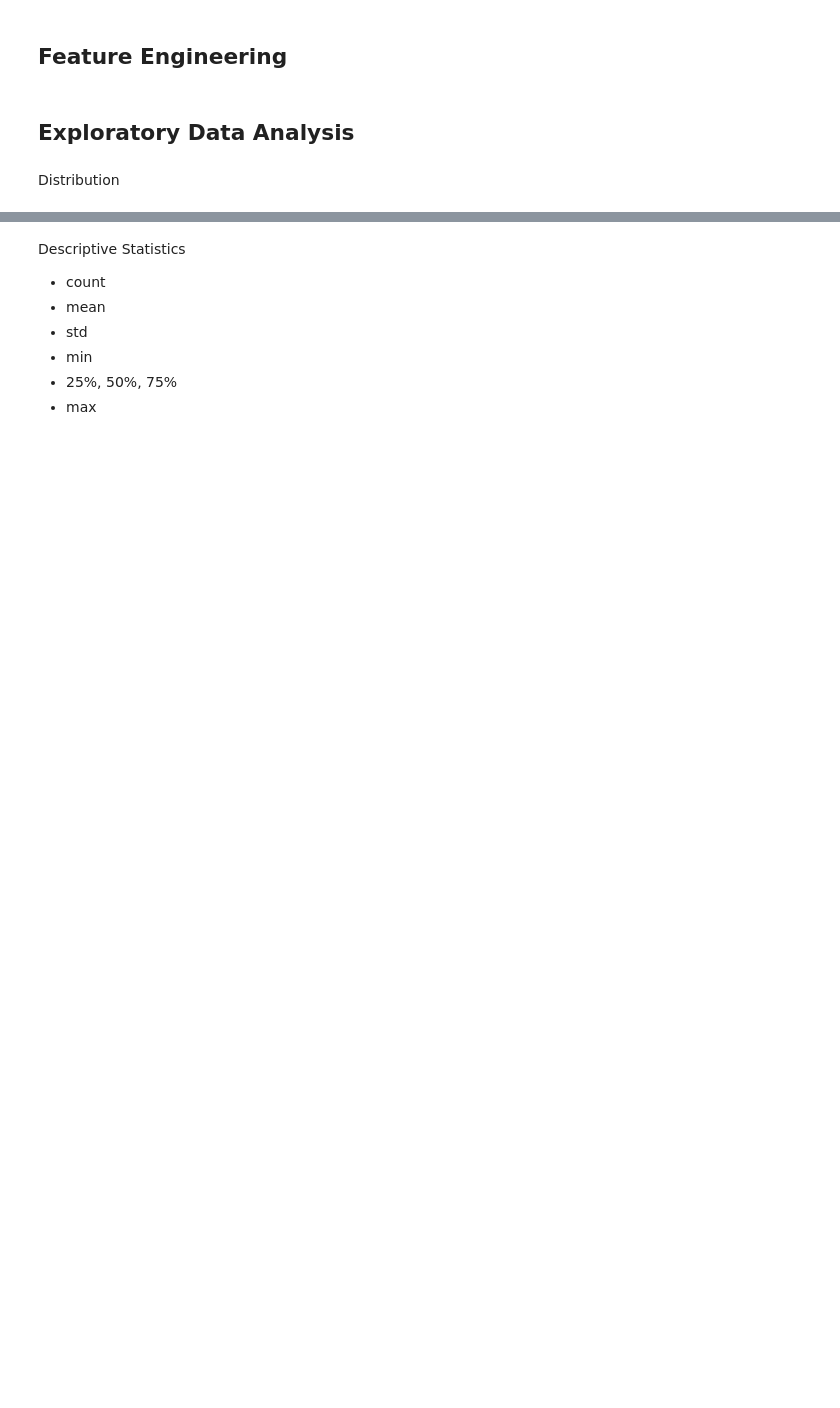
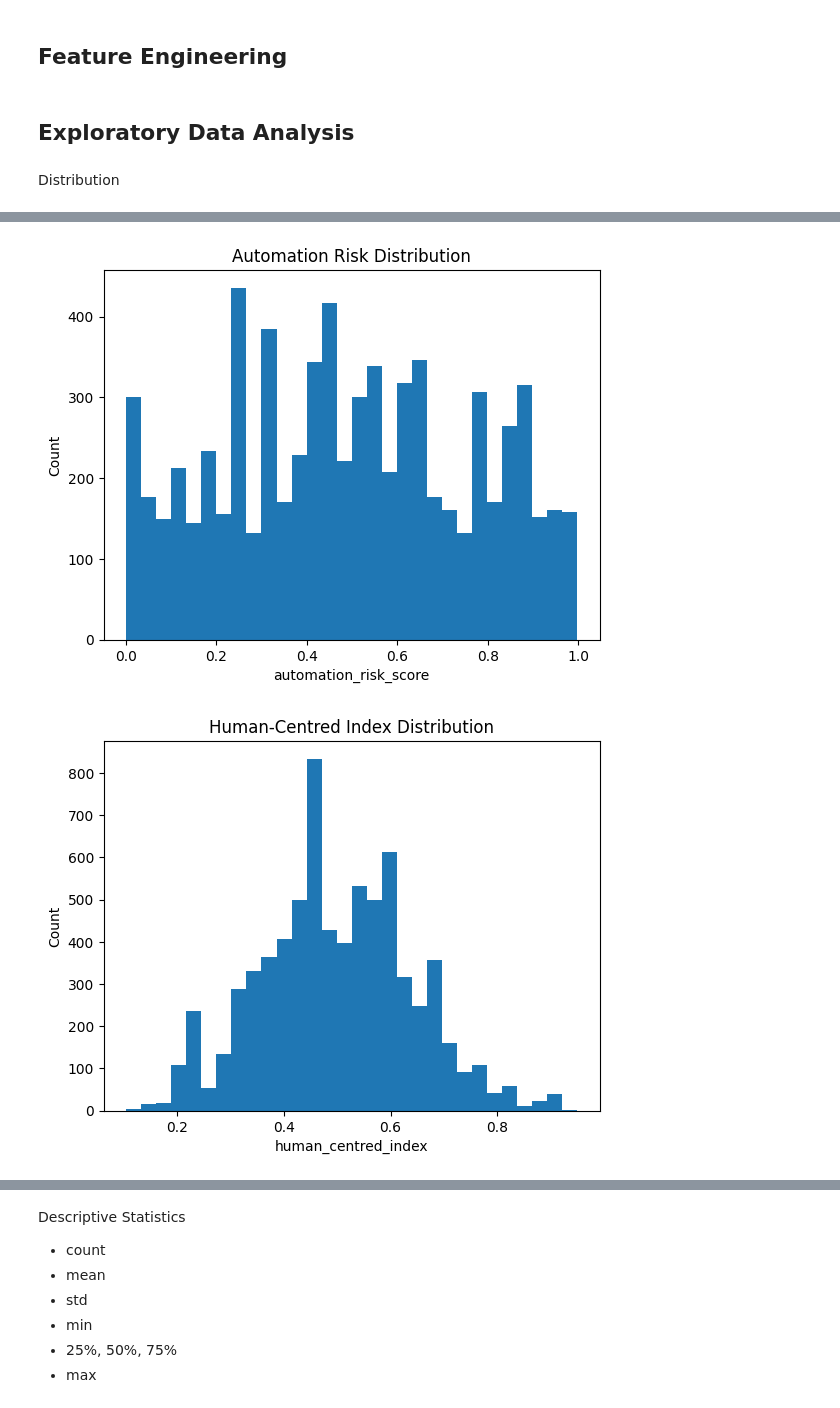
Before and after one commit to sunnyjandu/AI-and-the-Future-of-Work-and-Learning, a Jupyter notebook: jupyter_notebooks/full_analytic_flow.ipynb, the cells around one changed output, grey strips where cells are left out. Saved outputs shown, nothing was run; the diff lists cells and outputs as text; code cells hidden in the pictures; blank space fills up the shorter version.

```diff
--- a/jupyter_notebooks/full_analytic_workflow.ipynb
+++ b/jupyter_notebooks/full_analytic_flow.ipynb
@@ -58,7 +61,3 @@ Transform the Data
 - Normilisation
 - Mapping
 - Duplication
-# %%
-job_postings["job_link"] = job_postings["job_link"].astype(str).str.strip() # job_link is unique posting identifier
-role_attrs["job_role"] = role_attrs["job_role"].astype(str)
-job_postings["job_title"] = job_postings["job_title"].astype(str) # ensuring job_title and job_role are text
@@ -169,4 +139,12 @@ for c in human_cols:
-# %%
-# create the human-centred skills index by averaging the scaled components
-
-df_posting["human_centred_index"] = df_posting[[c + "_scaled" for c in human_cols]].mean(axis=1)
+# %%
+# Convert relevant columns to numeric
+numeric_cols = {
+    "automation_risk_score": "role__automation_risk_score",
+    "job_growth_rate": "role__job_growth_rate",
+    "task_repetition_level": "role__task_repetition_level",
+    "domain_level": "role__domain_specific_knowledge_level",
+    "ai_dependency": "role__ai_dependency_current",
+}
+
+for new_col, old_col in numeric_cols.items():
+    df_posting[new_col] = pd.to_numeric(df_posting[old_col], errors="coerce")
@@ -174,14 +181,3 @@ df_posting["human_centred_index"] = df_posting[[c + "_scaled" for c in human_col
 ## Exploratory Data Analysis
 # %% [markdown]
 Distribution
-# %%
-for col, title in [
-    ("automation_risk_score", "EDA: Automation risk distribution"),
-    ("human_centred_index", "EDA: Human-centred index distribution"),
-    ("job_growth_rate", "EDA: Job growth distribution")
-]:
-    s = df_posting[col].dropna()
-    plt.figure()
-    plt.hist(s, bins=30)
-    plt.title(title); plt.xlabel(col); plt.ylabel("Count")
-    plt.show()
@@ -191,0 +184,17 @@ for col, title in [
+# %%
+
+def plot_hist(series, title, xlabel):
+    series = series.dropna()
+    plt.figure()
+    plt.hist(series, bins=30)
+    plt.title(title)
+    plt.xlabel(xlabel)
+    plt.ylabel("Count")
+    plt.show()
+
+plot_hist(df_posting["automation_risk_score"], "Automation Risk Distribution", "automation_risk_score")
+plot_hist(df_posting["human_centred_index"], "Human-Centred Index Distribution", "human_centred_index")
+plot_hist(df_posting["job_growth_rate"], "Job Growth Rate Distribution", "job_growth_rate")
+# %% [output]
+[figure, added]
+[figure, added]
```
Also changed, not shown: parts of 51 cells of this notebook, 1 other file.
